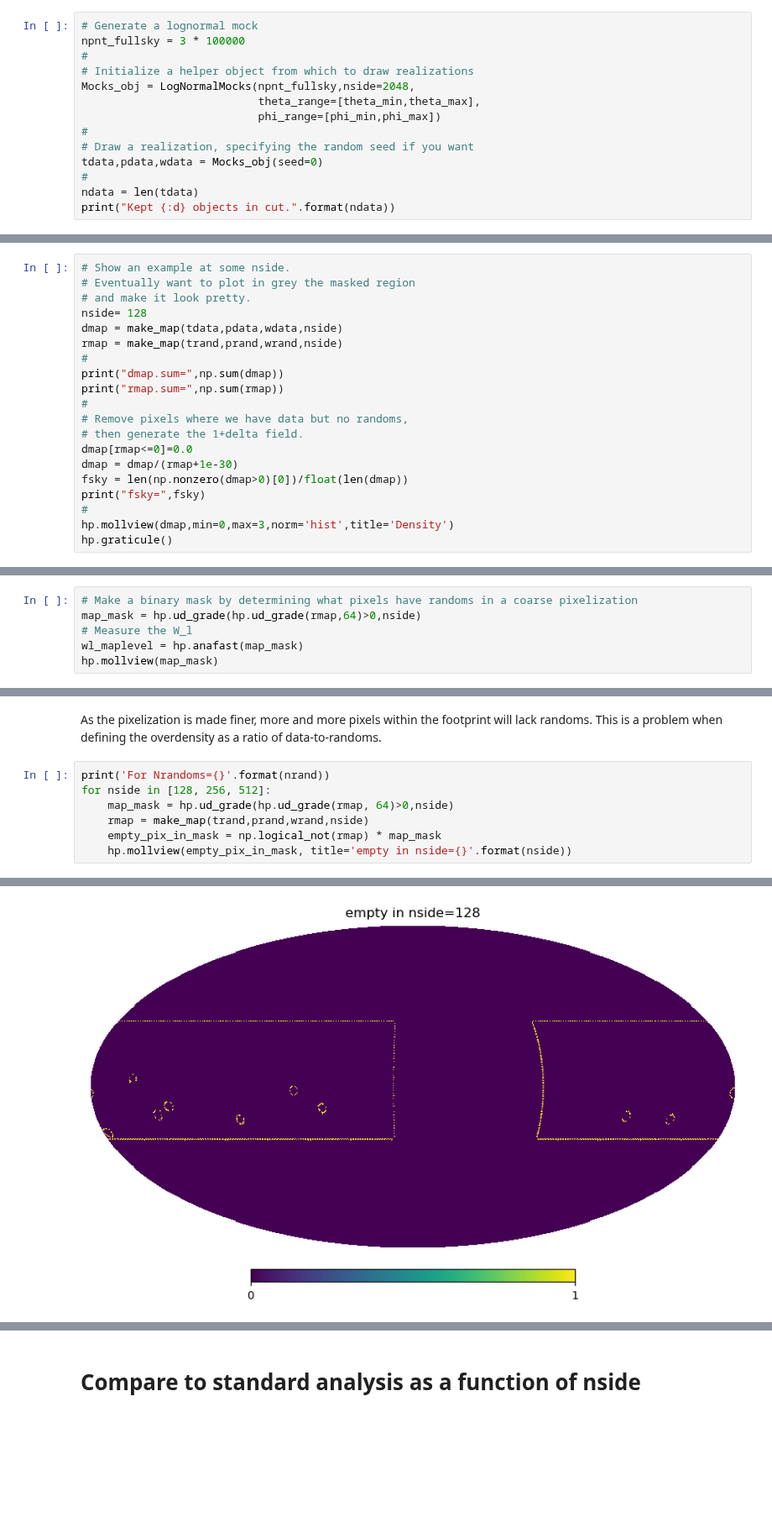
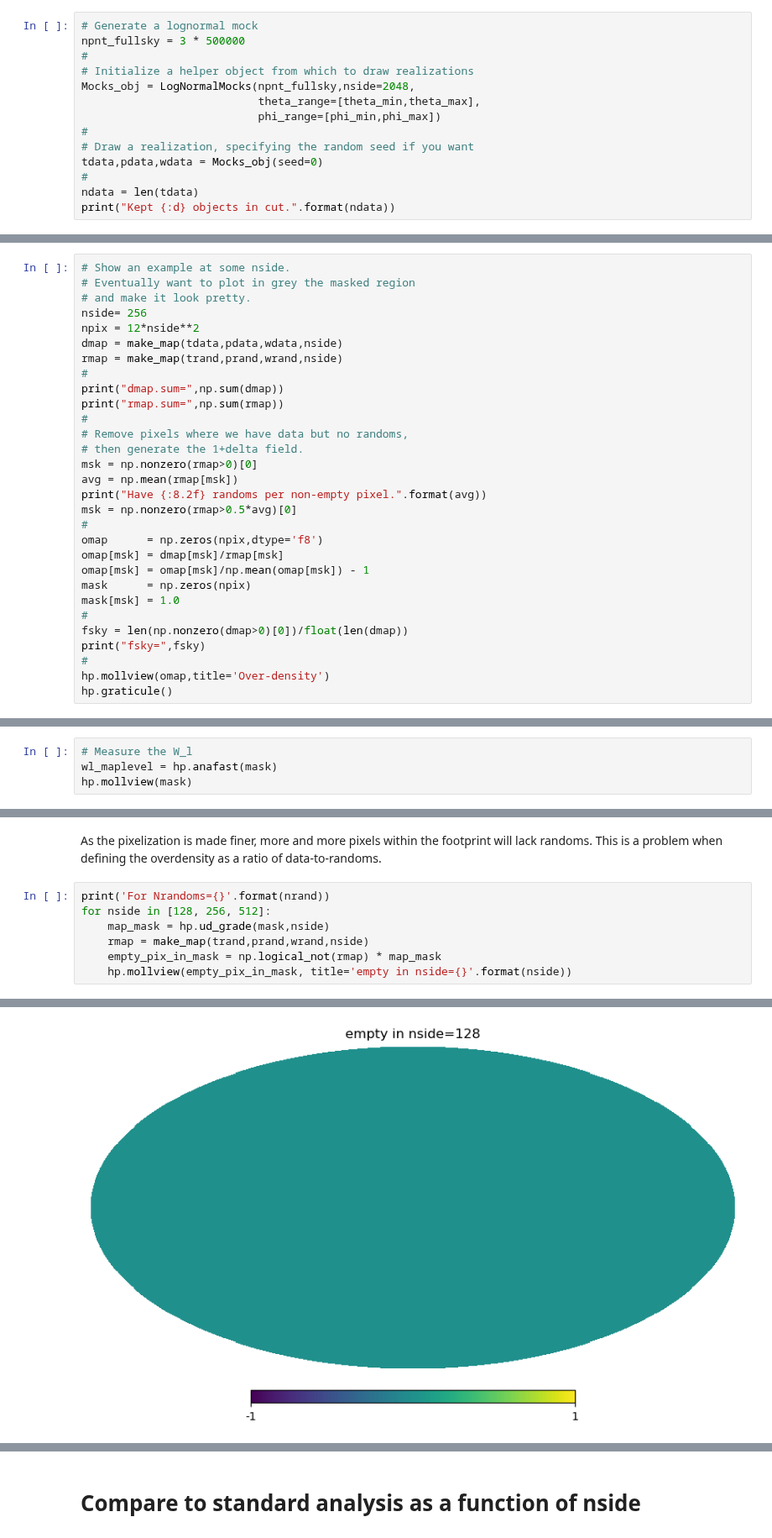
Before and after one commit to martinjameswhite/directsht, a Jupyter notebook: notebooks/analyzing_mocks.ipynb, the cells around one changed output, grey strips where cells are left out. Shown at 84% size. Cells and saved outputs as stored; diff of their text form; blank space fills up the shorter version.

```diff
--- a/notebooks/analyzing_mocks.ipynb
+++ b/notebooks/analyzing_mocks.ipynb
@@ -66,7 +66,7 @@ def veto_points(tt,pp,wt,nveto,rveto):
     return( (tt[ww],pp[ww],wt[ww]) )
 # %%
 # Generate a lognormal mock
-npnt_fullsky = 3 * 100000
+npnt_fullsky = 3 * 500000
 #
 # Initialize a helper object from which to draw realizations
 Mocks_obj = LogNormalMocks(npnt_fullsky,nside=2048,
@@ -273,7 +280,8 @@ def make_map(thetas,phis,wts,nside):
 # Show an example at some nside.
 # Eventually want to plot in grey the masked region
 # and make it look pretty.
-nside= 128
+nside= 256
+npix = 12*nside**2
 dmap = make_map(tdata,pdata,wdata,nside)
 rmap = make_map(trand,prand,wrand,nside)
 #
@@ -282,12 +290,21 @@ print("rmap.sum=",np.sum(rmap))
 #
 # Remove pixels where we have data but no randoms,
 # then generate the 1+delta field.
-dmap[rmap<=0]=0.0
-dmap = dmap/(rmap+1e-30)
+msk = np.nonzero(rmap>0)[0]
+avg = np.mean(rmap[msk])
+print("Have {:8.2f} randoms per non-empty pixel.".format(avg))
+msk = np.nonzero(rmap>0.5*avg)[0]
+#
+omap      = np.zeros(npix,dtype='f8')
+omap[msk] = dmap[msk]/rmap[msk]
+omap[msk] = omap[msk]/np.mean(omap[msk]) - 1
+mask      = np.zeros(npix)
+mask[msk] = 1.0
+#
 fsky = len(np.nonzero(dmap>0)[0])/float(len(dmap))
 print("fsky=",fsky)
 #
-hp.mollview(dmap,min=0,max=3,norm='hist',title='Density')
+hp.mollview(omap,title='Over-density')
 hp.graticule()
 # %% [output]
 0.0 180.0 -180.0 180.0
@@ -309,7 +327,5 @@ Text(0, 0.5, '$\\hat{C}_\\ell$')
 # %%
-# Make a binary mask by determining what pixels have randoms in a coarse pixelization
-map_mask = hp.ud_grade(hp.ud_grade(rmap,64)>0,nside)
 # Measure the W_l
-wl_maplevel = hp.anafast(map_mask)
-hp.mollview(map_mask)
+wl_maplevel = hp.anafast(mask)
+hp.mollview(mask)
 # %% [output]
@@ -362,7 +378,7 @@ As the pixelization is made finer, more and more pixels within the footprint wil
 # %%
 print('For Nrandoms={}'.format(nrand))
 for nside in [128, 256, 512]:
-    map_mask = hp.ud_grade(hp.ud_grade(rmap, 64)>0,nside)
+    map_mask = hp.ud_grade(mask,nside)
     rmap = make_map(trand,prand,wrand,nside)
     empty_pix_in_mask = np.logical_not(rmap) * map_mask
     hp.mollview(empty_pix_in_mask, title='empty in nside={}'.format(nside))
@@ -371 +387 @@ For Nrandoms=3056330
-[figure, old version]
+[figure, new version]
```
Also changed, not shown: parts of 18 cells of this notebook.
